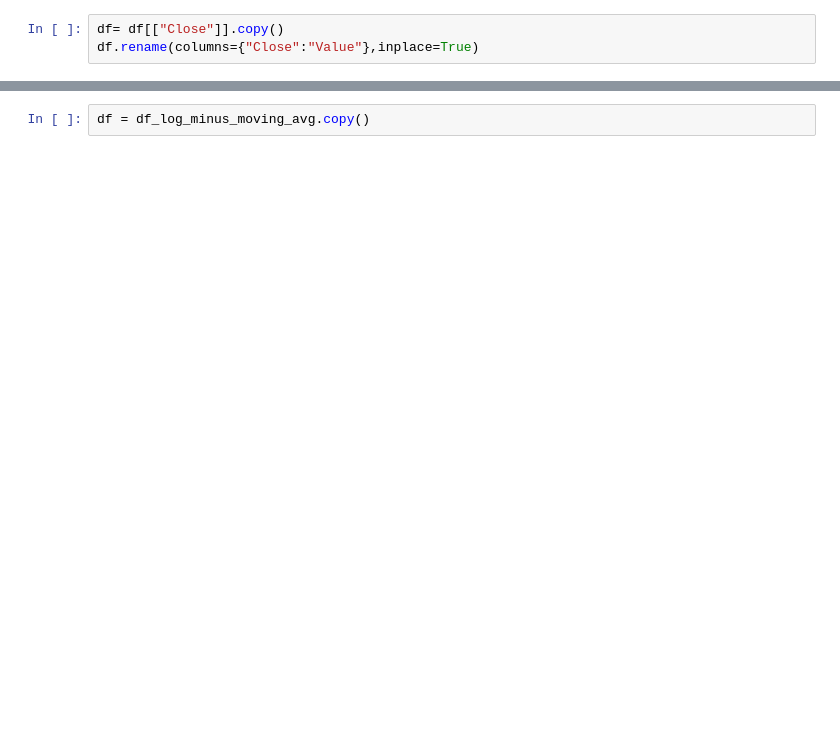
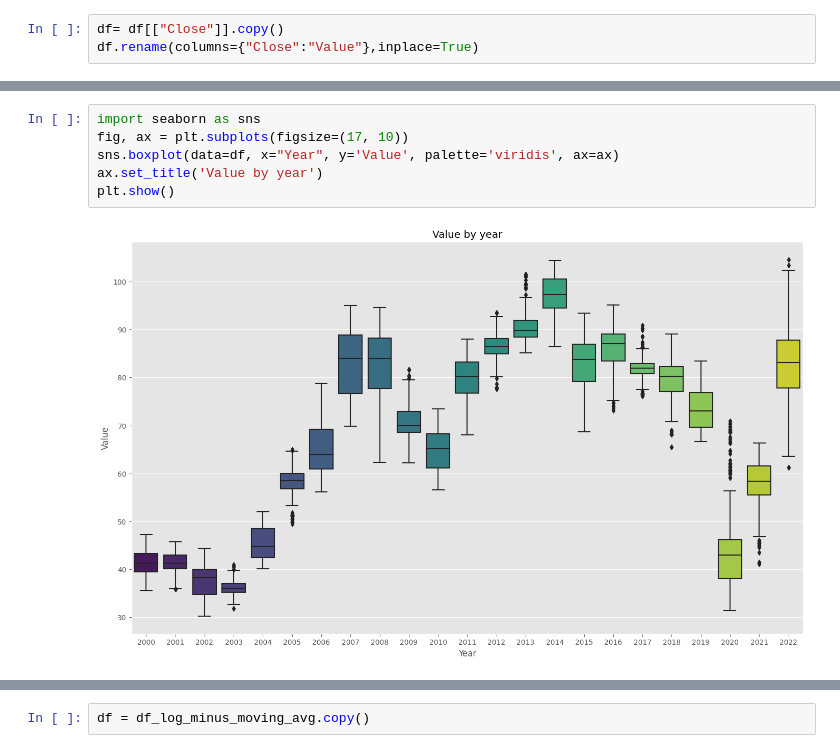
Before and after one commit to russiaonice/ML_ExxonMobile_Forecast, a Jupyter notebook: SARIMA_broken.ipynb, the cells around one changed output, grey strips where cells are left out. Saved outputs shown, nothing was run; the diff lists cells and outputs as text; blank space fills up the shorter version.

```diff
--- a/SARIMA_broken.ipynb
+++ b/SARIMA_broken.ipynb
@@ -165,0 +186,8 @@ df.describe()
+# %%
+import seaborn as sns
+fig, ax = plt.subplots(figsize=(17, 10))
+sns.boxplot(data=df, x="Year", y='Value', palette='viridis', ax=ax)
+ax.set_title('Value by year')
+plt.show()
+# %% [output]
+[figure, added]
```
Also changed, not shown: parts of 48 cells of this notebook, 2 other files.
